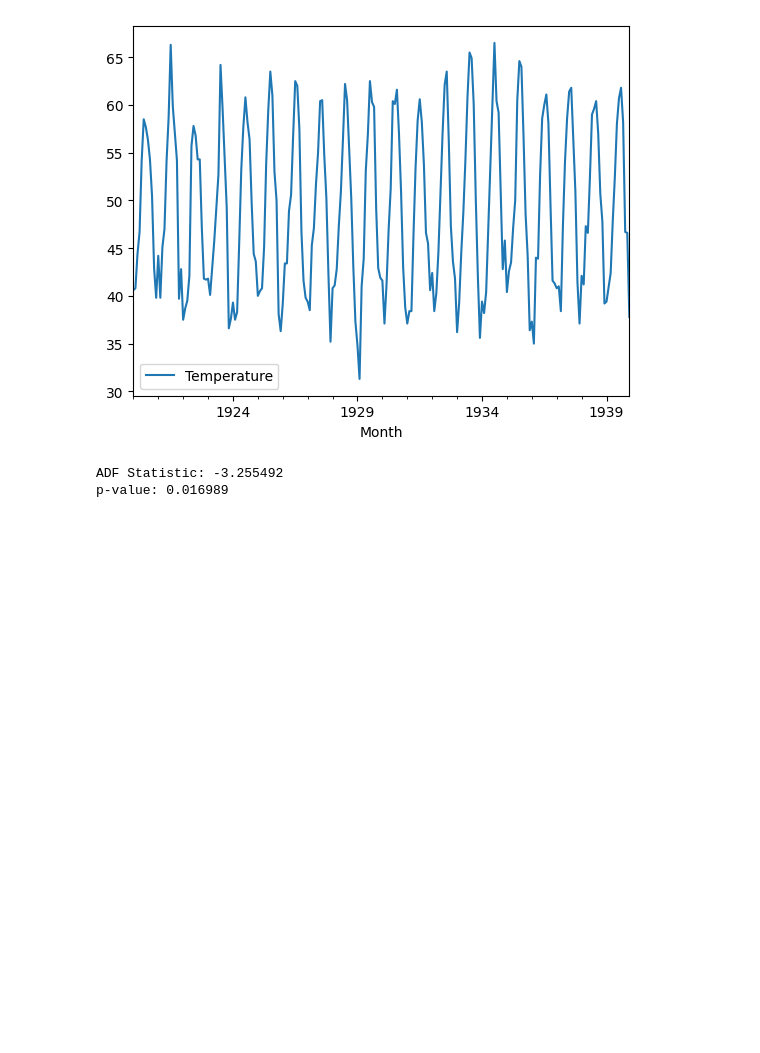
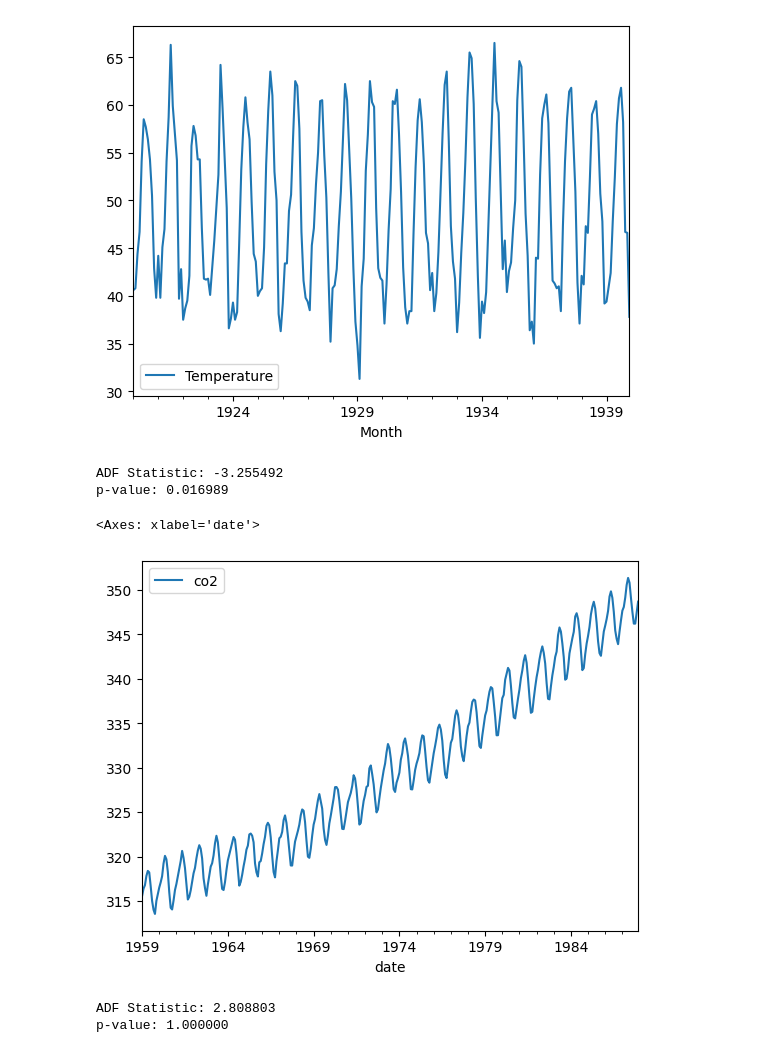
Before and after one commit to lewinskie254/timeseries-youtube, a Jupyter notebook: Lecture_2_TimeseriesAnalysis.ipynb, the cells around one changed output. Saved outputs shown, nothing was run; the diff lists cells and outputs as text; code cells hidden in the pictures; blank space fills up the shorter version.

```diff
--- a/Lecture_2_TimeseriesAnalysis.ipynb
+++ b/Lecture_2_TimeseriesAnalysis.ipynb
@@ -44,0 +47,16 @@ p-value: 0.016989
+# %%
+df2 = pd.read_csv("https://raw.githubusercontent.com/statsmodels/smdatasets/refs/heads/main/data/stl-decomposition/co2.csv",
+                  parse_dates=True,
+                  index_col=0)
+# %%
+df2.plot()
+# %% [output]
+<Axes: xlabel='date'>
+[figure, added]
+# %%
+result2 = adfuller(df2)
+print('ADF Statistic: %f' % result2[0])
+print('p-value: %f' % result2[1])
+# %% [output]
+ADF Statistic: 2.808803
+p-value: 1.000000
```
Also changed, not shown: parts of 5 cells of this notebook.
